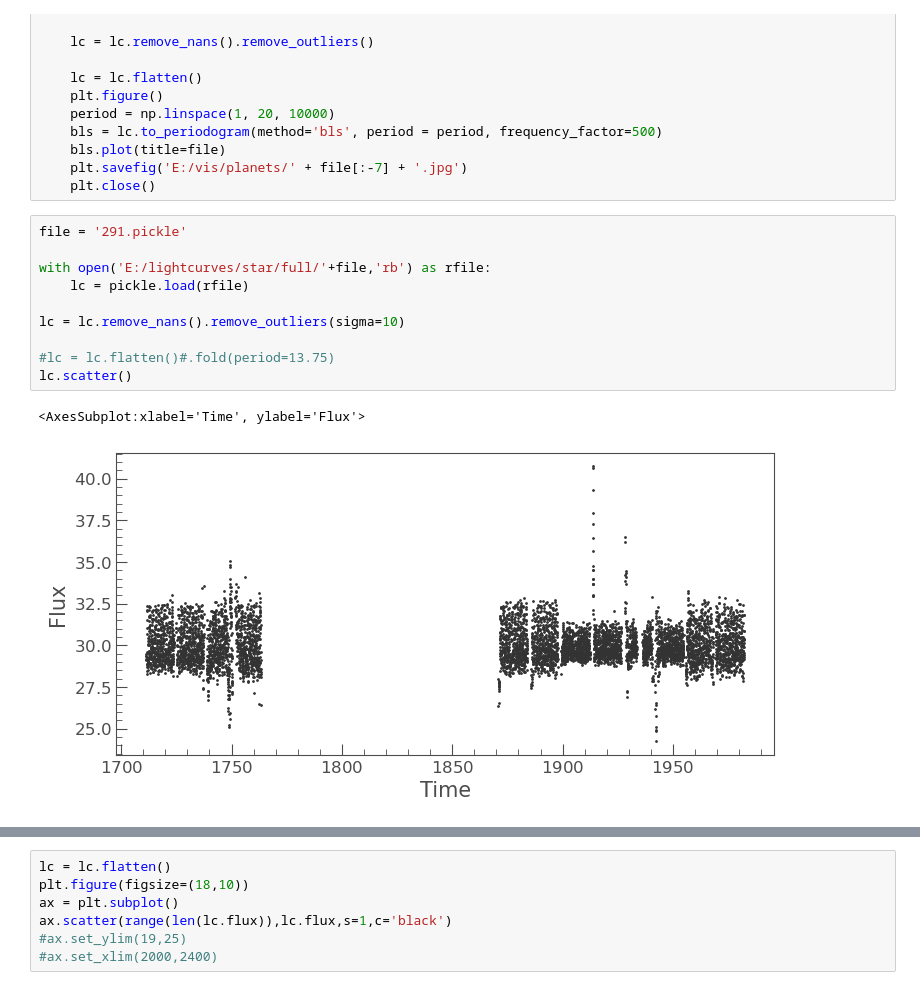
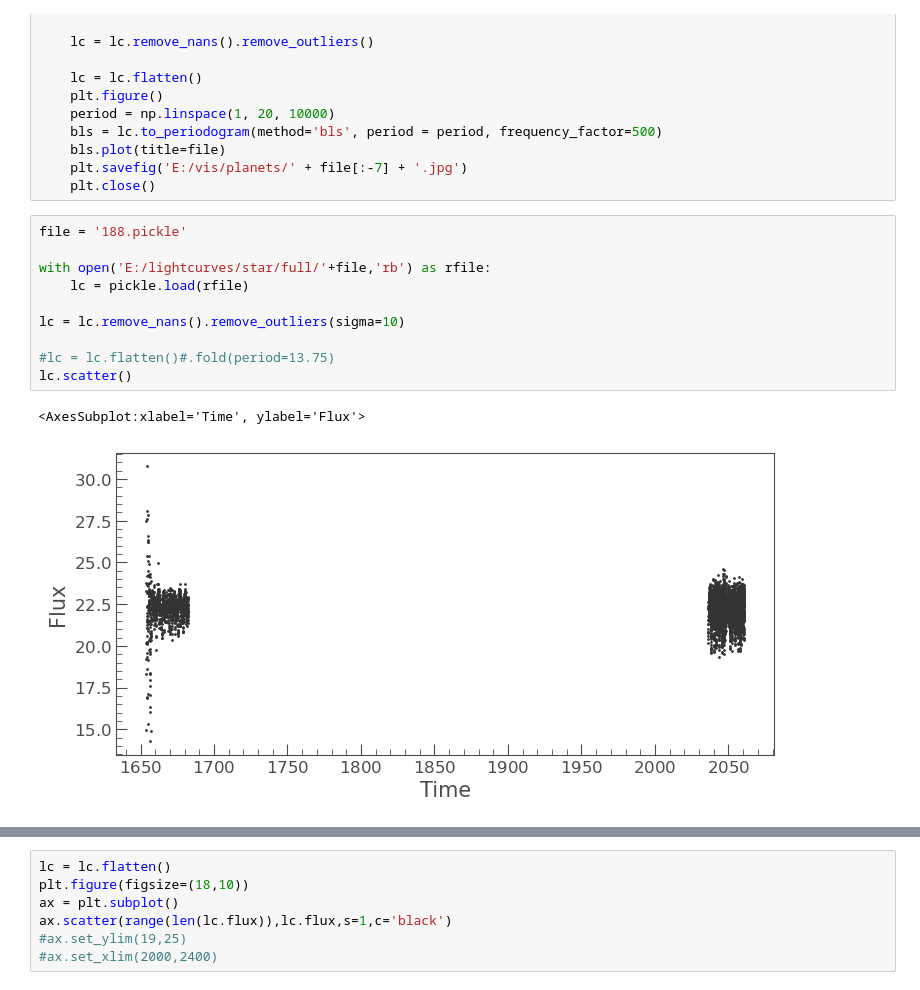
Before and after one commit to AlexanderEvitt/QuasVar, a Jupyter notebook: visualization/object_finder.ipynb, the cells around one changed output, grey strips where cells are left out. Drawn from its saved outputs; the diff is of its cells as text.

```diff
--- a/visualization/object_finder.ipynb
+++ b/visualization/object_finder.ipynb
@@ -21,18 +21,18 @@ for file in listdir('E:/lightcurves/star/full/'):
     plt.savefig('E:/vis/planets/' + file[:-7] + '.jpg')
     plt.close()
 # %%
-file = '291.pickle'
+file = '188.pickle'
 
 with open('E:/lightcurves/star/full/'+file,'rb') as rfile:
     lc = pickle.load(rfile)
 
 lc = lc.remove_nans().remove_outliers(sigma=10)
 
 #lc = lc.flatten()#.fold(period=13.75)
 lc.scatter()
 # %% [output]
 <AxesSubplot:xlabel='Time', ylabel='Flux'>
-[figure, old version]
+[figure, new version]
 # %%
 period = np.linspace(1, 20, 10000)
 bls = lc.to_periodogram(method='bls', period=period, frequency_factor=500)
```
Also changed, not shown: parts of 1 cell of this notebook, 2 other files.
